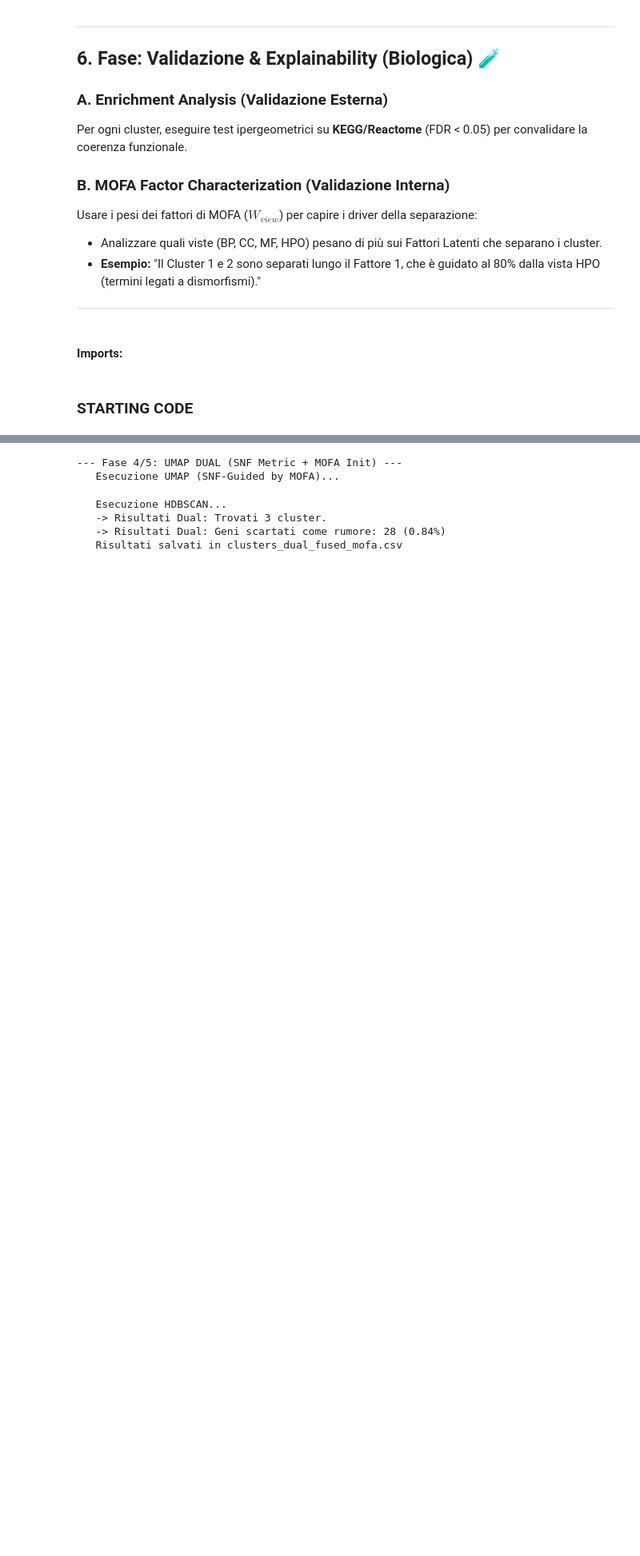
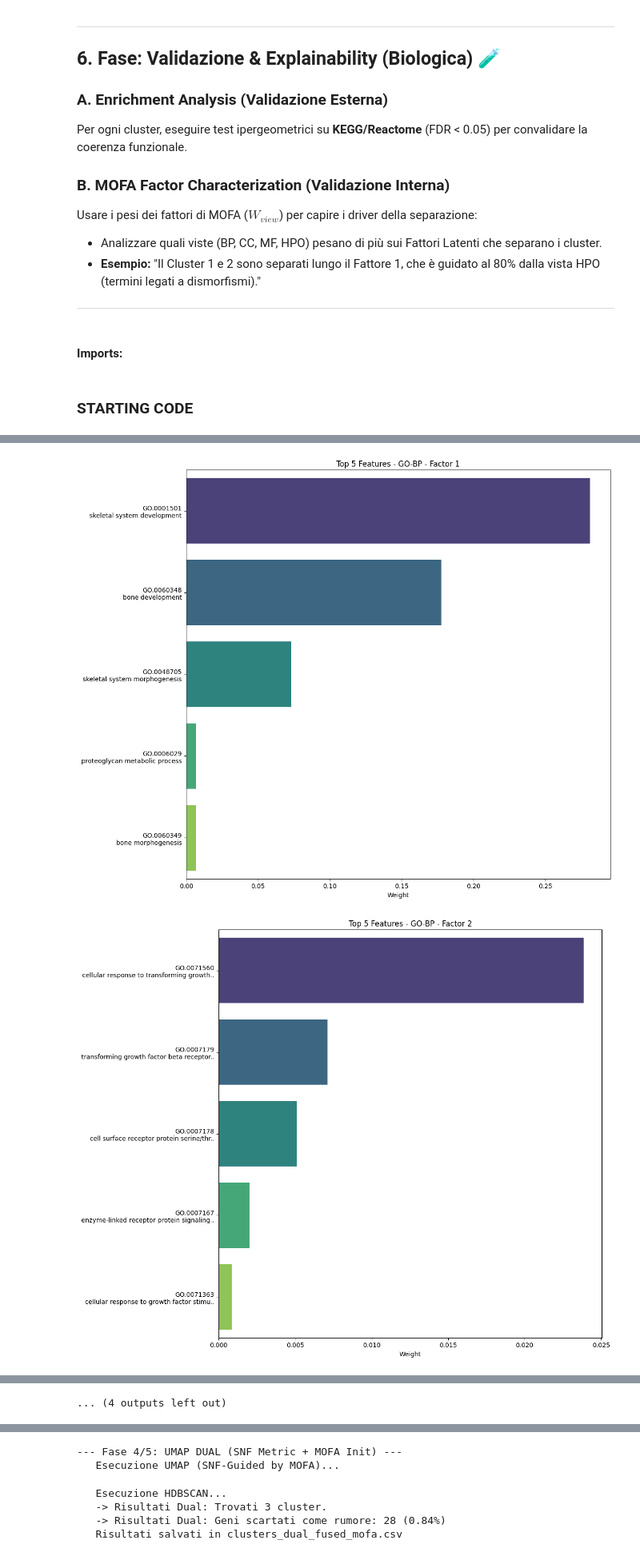
Before and after one commit to GuerineHoussem/ScientificVisualization, a Jupyter notebook: assignment_2.ipynb, the cells around one changed output, grey strips where cells are left out. Shown at 80% size. Drawn from its saved outputs; the diff is of its cells as text; code cells hidden in the pictures; blank space fills up the shorter version.

```diff
--- a/assignment_2.ipynb
+++ b/assignment_2.ipynb
@@ -471,0 +672,7 @@ for key, filename in input_files.items():
+# %%
+for vista in model.views:
+    for i in range(4):
+        plot_weights_fixed_translated(vista, factor_index=i)
+# %% [output]
+[figure, added]
+[figure, added]
@@ -471,0 +689 @@ for key, filename in input_files.items():
+... (4 outputs left out)
```
Also changed, not shown: parts of 10 cells of this notebook, 1 other file.
